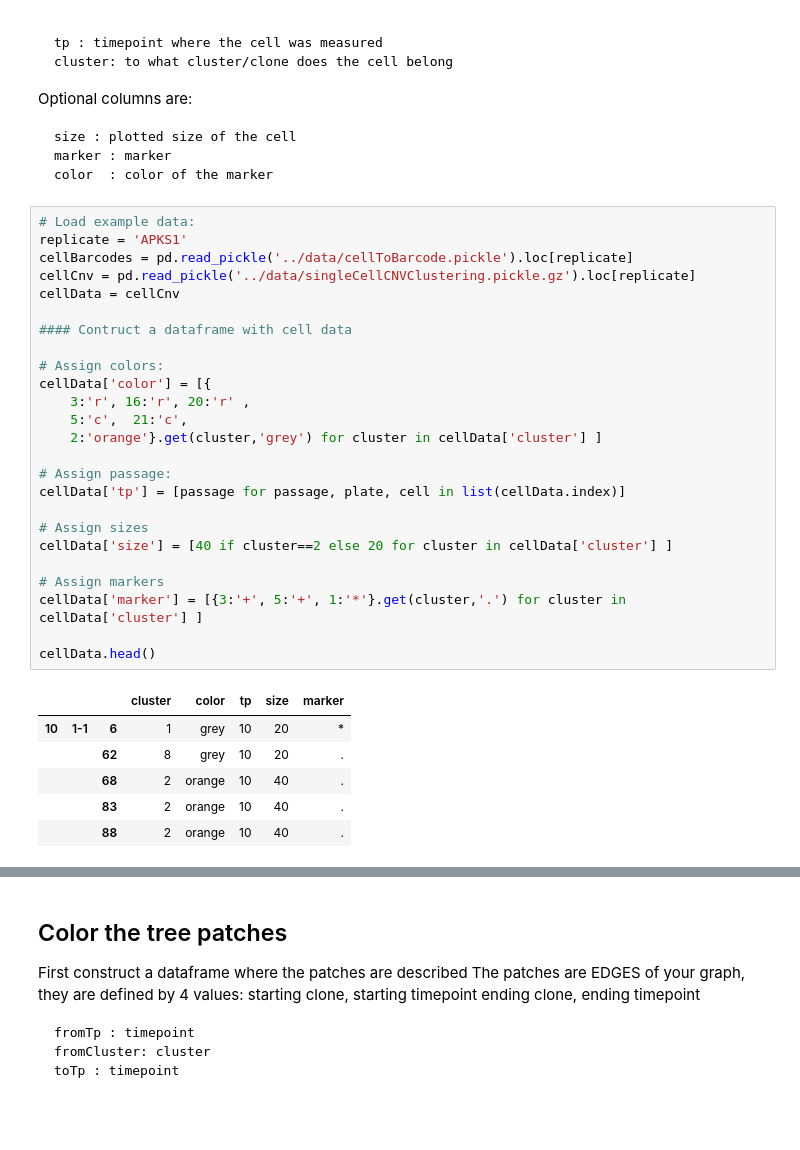
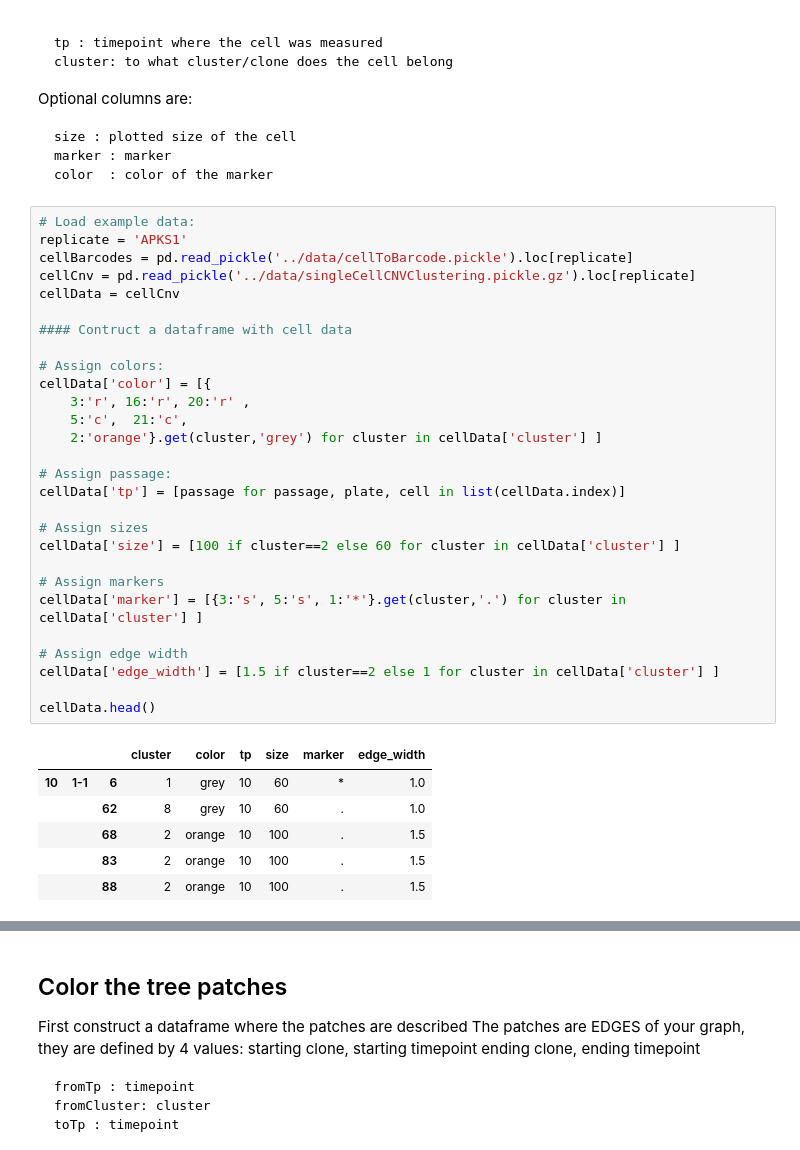
Before and after one commit to BuysDB/ToverBoom, a Jupyter notebook: notebooks/ToverBoom+Examples.ipynb, the cells around one changed output, grey strips where cells are left out. Saved outputs shown, nothing was run; the diff lists cells and outputs as text; blank space fills up the shorter version.

```diff
--- a/notebooks/ToverBoom+Examples.ipynb
+++ b/notebooks/ToverBoom+Examples.ipynb
@@ -81,35 +84,38 @@ color  : color of the marker
 # %%
 # Load example data:
 replicate = 'APKS1'
 cellBarcodes = pd.read_pickle('../data/cellToBarcode.pickle').loc[replicate]
 cellCnv = pd.read_pickle('../data/singleCellCNVClustering.pickle.gz').loc[replicate]
 cellData = cellCnv
 
 #### Contruct a dataframe with cell data
 
 # Assign colors:
 cellData['color'] = [{
     3:'r', 16:'r', 20:'r' ,
     5:'c',  21:'c',
     2:'orange'}.get(cluster,'grey') for cluster in cellData['cluster'] ]
 
 # Assign passage:
 cellData['tp'] = [passage for passage, plate, cell in list(cellData.index)]
 
 # Assign sizes
-cellData['size'] = [40 if cluster==2 else 20 for cluster in cellData['cluster'] ]
+cellData['size'] = [100 if cluster==2 else 60 for cluster in cellData['cluster'] ]
 
 # Assign markers
-cellData['marker'] = [{3:'+', 5:'+', 1:'*'}.get(cluster,'.') for cluster in cellData['cluster'] ]
+cellData['marker'] = [{3:'s', 5:'s', 1:'*'}.get(cluster,'.') for cluster in cellData['cluster'] ]
+
+# Assign edge width
+cellData['edge_width'] = [1.5 if cluster==2 else 1 for cluster in cellData['cluster'] ]
 
 cellData.head()
 # %% [output]
-|  |  |  | cluster | color | tp | size | marker |
-| 10 | 1-1 | 6 | 1 | grey | 10 | 20 | * |
-|  |  | 62 | 8 | grey | 10 | 20 | . |
-|  |  | 68 | 2 | orange | 10 | 40 | . |
-|  |  | 83 | 2 | orange | 10 | 40 | . |
-|  |  | 88 | 2 | orange | 10 | 40 | . |
+|  |  |  | cluster | color | tp | size | marker | edge_width |
+| 10 | 1-1 | 6 | 1 | grey | 10 | 60 | * | 1.0 |
+|  |  | 62 | 8 | grey | 10 | 60 | . | 1.0 |
+|  |  | 68 | 2 | orange | 10 | 100 | . | 1.5 |
+|  |  | 83 | 2 | orange | 10 | 100 | . | 1.5 |
+|  |  | 88 | 2 | orange | 10 | 100 | . | 1.5 |
 # %%
 lg.plotSingleCells(cellData,plotPatches=True,enableShadow=True)
 ax = plt.gca()
```
Also changed, not shown: parts of 5 cells of this notebook.
